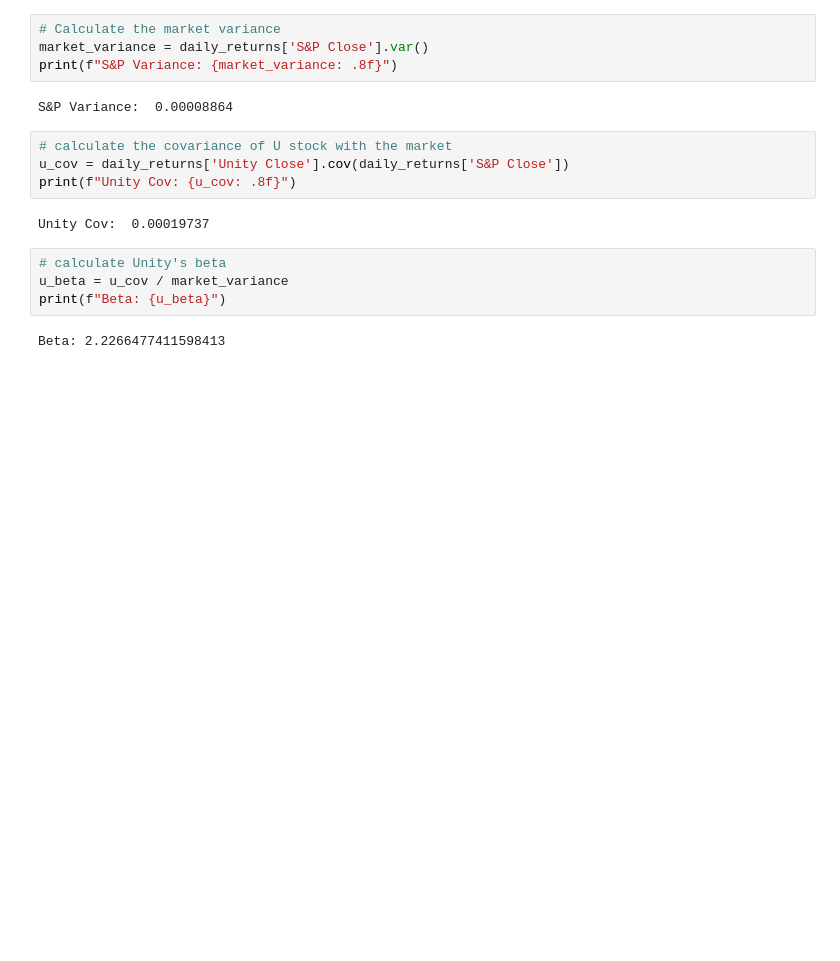
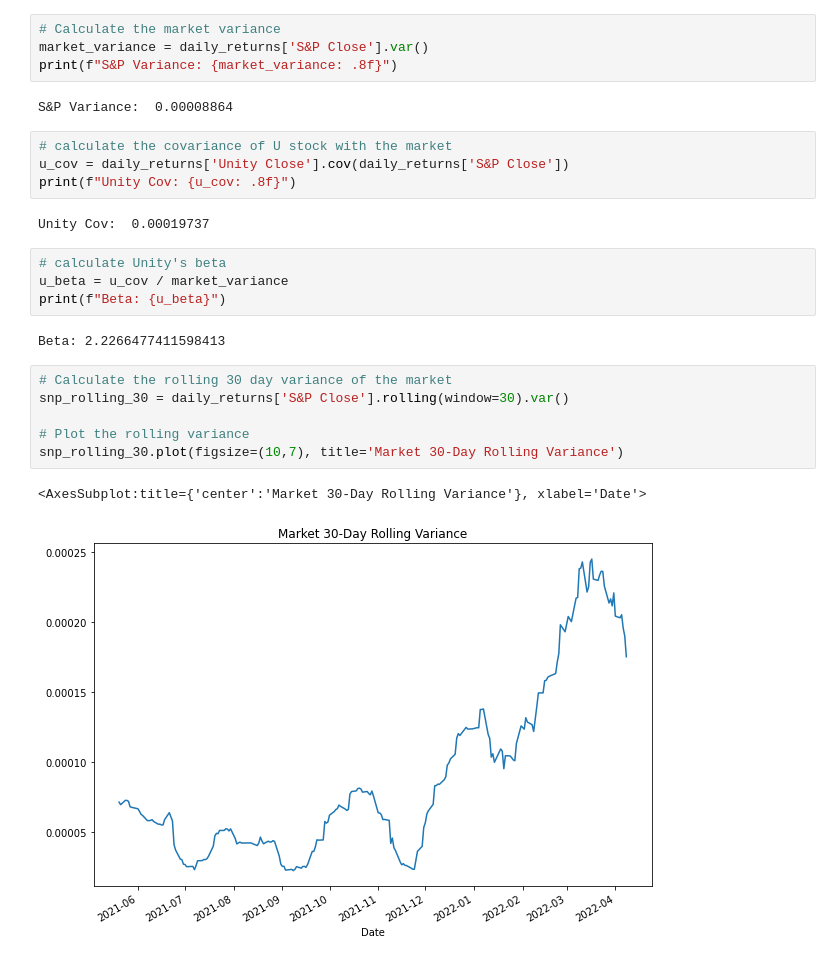
Before and after one commit to mbf2139/Unity-Software-Analysis, a Jupyter notebook: analysis.ipynb, the cells around one changed output. Drawn from its saved outputs; the diff is of its cells as text; blank space fills up the shorter version.

```diff
--- a/analysis.ipynb
+++ b/analysis.ipynb
@@ -157,3 +157,12 @@ u_beta = u_cov / market_variance
 print(f"Beta: {u_beta}")
 # %% [output]
 Beta: 2.2266477411598413
+# %%
+# Calculate the rolling 30 day variance of the market
+snp_rolling_30 = daily_returns['S&P Close'].rolling(window=30).var()
+
+# Plot the rolling variance
+snp_rolling_30.plot(figsize=(10,7), title='Market 30-Day Rolling Variance')
+# %% [output]
+<AxesSubplot:title={'center':'Market 30-Day Rolling Variance'}, xlabel='Date'>
+[figure, added]
```
Also changed, not shown: parts of 9 cells of this notebook.
